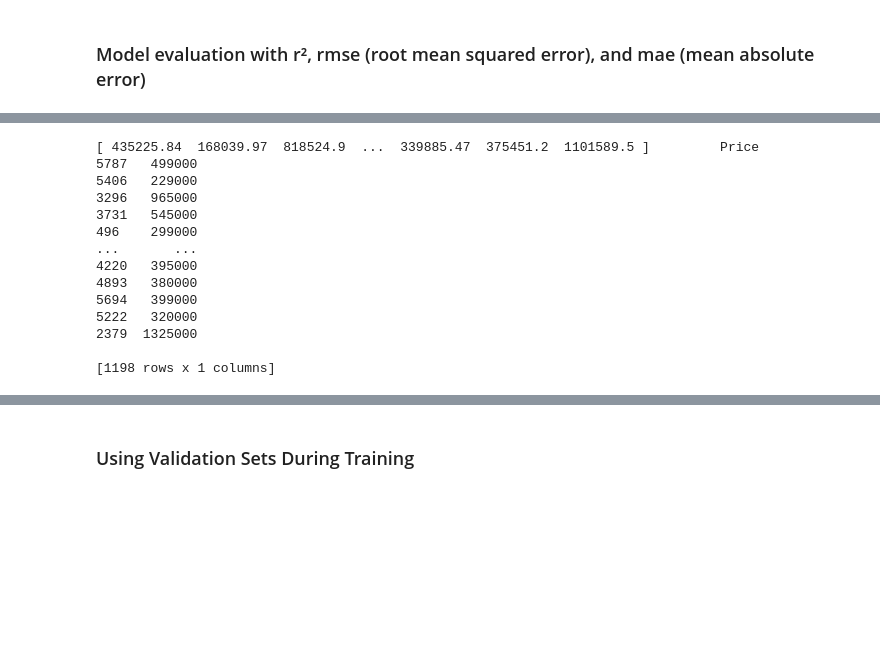
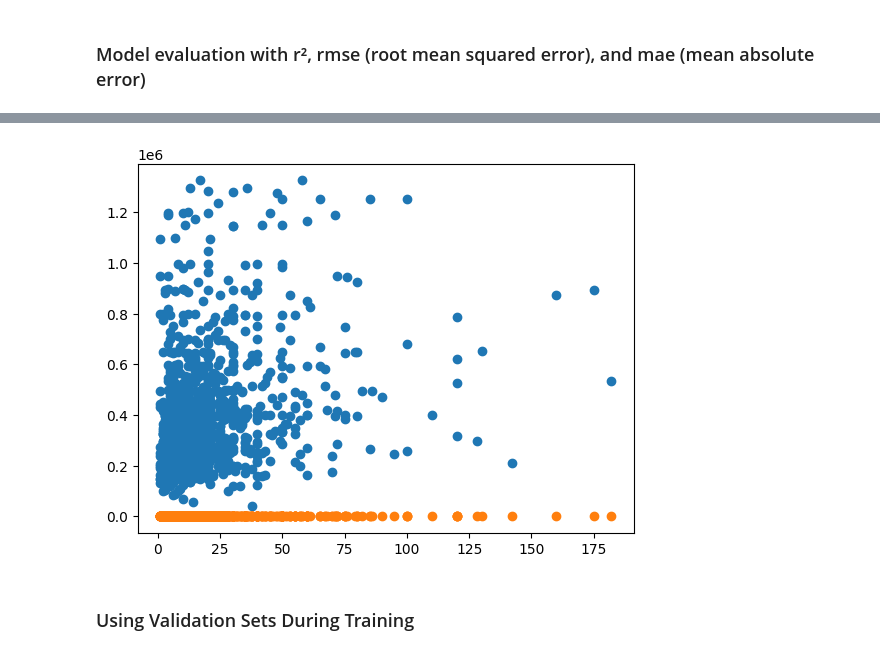
Before and after one commit to StefVandekerckhove1/challenge-regression, a Jupyter notebook: Main.ipynb, the cells around one changed output, grey strips where cells are left out. Saved outputs shown, nothing was run; the diff lists cells and outputs as text; code cells hidden in the pictures; blank space fills up the shorter version.

```diff
--- a/Main.ipynb
+++ b/Main.ipynb
@@ -112,17 +150,5 @@ R-squared: 0.69, RMSE: 121441, MAE: 79871 for test data in base model
-# %%
-print(preds, y_test)
-# %% [output]
-[ 435225.84  168039.97  818524.9  ...  339885.47  375451.2  1101589.5 ]         Price
-5787   499000
-5406   229000
-3296   965000
-3731   545000
-496    299000
-...       ...
-4220   395000
-4893   380000
-5694   399000
-5222   320000
-2379  1325000
-
-[1198 rows x 1 columns]
+# %%
+plt.scatter(X_test['Terrace_Area'], y_test)
+plt.scatter(X_test['Terrace_Area'], preds)
+plt
+# %% [output]
@@ -129,3 +156,4 @@ print(preds, y_test)
+[figure, added]
 # %% [markdown]
 ### Using Validation Sets During Training
 # %%
```
Also changed, not shown: parts of 21 cells of this notebook, 5 other files.
